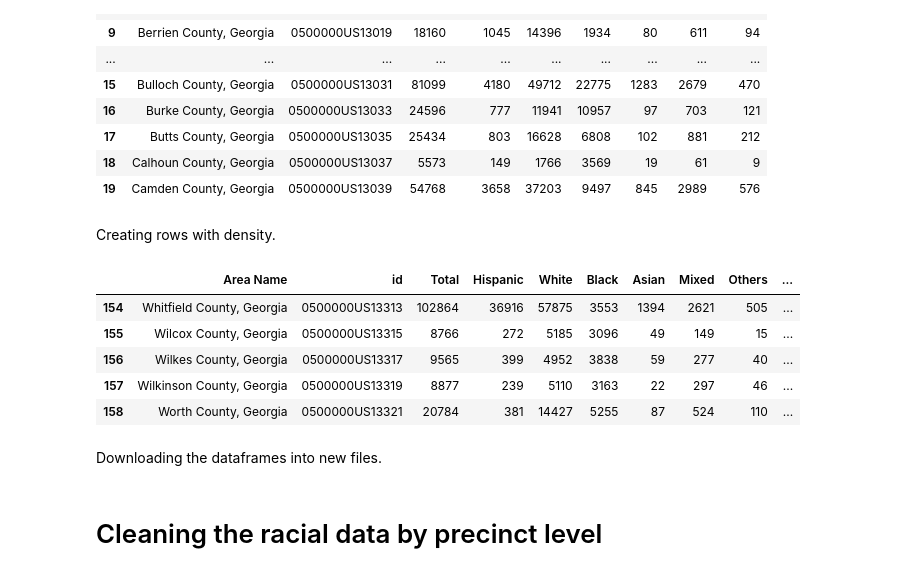
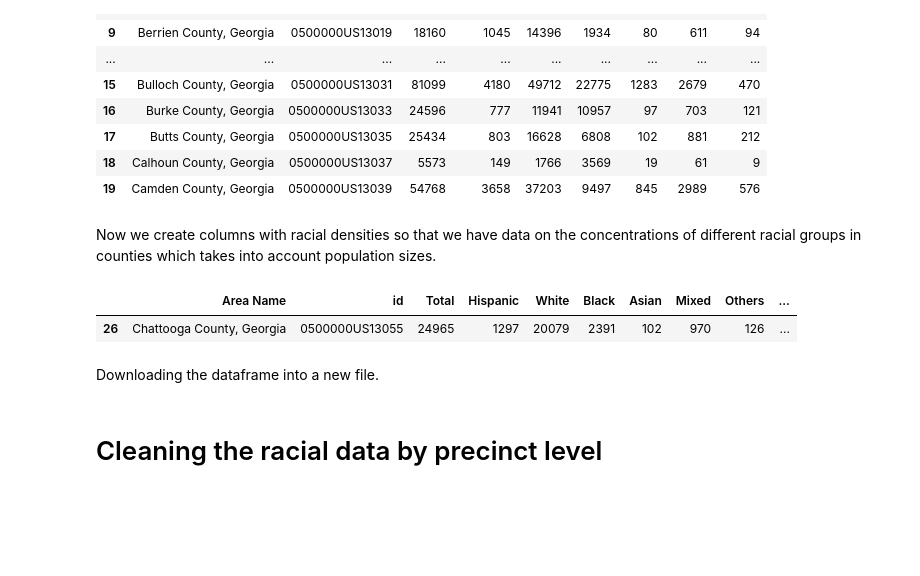
Before and after one commit to zzoeys/freecakefridays, a Jupyter notebook: data_preparation.ipynb, the cells around one changed output. Saved outputs shown, nothing was run; the diff lists cells and outputs as text; code cells hidden in the pictures; blank space fills up the shorter version.

```diff
--- a/data_preparation.ipynb
+++ b/data_preparation.ipynb
@@ -77,27 +77,23 @@ race_county.head(20)
 | 17 | Butts County, Georgia | 0500000US13035 | 25434 | 803 | 16628 | 6808 | 102 | 881 | 212 |
 | 18 | Calhoun County, Georgia | 0500000US13037 | 5573 | 149 | 1766 | 3569 | 19 | 61 | 9 |
 | 19 | Camden County, Georgia | 0500000US13039 | 54768 | 3658 | 37203 | 9497 | 845 | 2989 | 576 |
-# %% [markdown]
-Creating rows with density.
+# %% [markdown]
+Now we create columns with racial densities so that we have data on the concentrations of different racial groups in counties which takes into account population sizes.
 # %%
-for ind, row in race_county.iterrows():
-  race_county.loc[ind,"Population Density:Hispanic"]= row ['Hispanic']/row['Total']
-  race_county.loc[ind,"Population Density: White"] = row ['White']/row['Total']
-  race_county.loc[ind,"Population Density: Black"]= row['Black']/row['Total']
-  race_county.loc[ind,"Population Density: Asian"]= row ['Asian']/row['Total']
-  race_county.loc[ind,"Population Density: Mixed"]=row['Mixed']/row["Total"]
-  race_county.loc[ind,"Population Density: Others"]=row["Others"]/row["Total"]
+# Add racial density columns by dividing the population of that race with the total population
+race_county["Population Density: Hispanic"] = race_county['Hispanic'] / race_county['Total']
+race_county["Population Density: White"] = race_county['White'] / race_county['Total']
+race_county["Population Density: Black"] = race_county['Black'] / race_county['Total']
+race_county["Population Density: Asian"] = race_county['Asian'] / race_county['Total']
+race_county["Population Density: Mixed"] = race_county['Mixed'] / race_county["Total"]
+race_county["Population Density: Others"] = race_county["Others"] / race_county["Total"]
 # %%
-race_county.tail()
+race_county.sample()
 # %% [output]
 |  | Area Name | id | Total | Hispanic | White | Black | Asian | Mixed | Others | ... |
-| 154 | Whitfield County, Georgia | 0500000US13313 | 102864 | 36916 | 57875 | 3553 | 1394 | 2621 | 505 | ... |
-| 155 | Wilcox County, Georgia | 0500000US13315 | 8766 | 272 | 5185 | 3096 | 49 | 149 | 15 | ... |
-| 156 | Wilkes County, Georgia | 0500000US13317 | 9565 | 399 | 4952 | 3838 | 59 | 277 | 40 | ... |
-| 157 | Wilkinson County, Georgia | 0500000US13319 | 8877 | 239 | 5110 | 3163 | 22 | 297 | 46 | ... |
-| 158 | Worth County, Georgia | 0500000US13321 | 20784 | 381 | 14427 | 5255 | 87 | 524 | 110 | ... |
+| 26 | Chattooga County, Georgia | 0500000US13055 | 24965 | 1297 | 20079 | 2391 | 102 | 970 | 126 | ... |
 # %% [markdown]
-Downloading the dataframes into new files.
+Downloading the dataframe into a new file.
 # %%
 race_county.to_csv('data/race_county_data/cleaned_georgia_race_county.csv')
 # %% [markdown]
```
Also changed, not shown: parts of 14 cells of this notebook, 2 other files.
